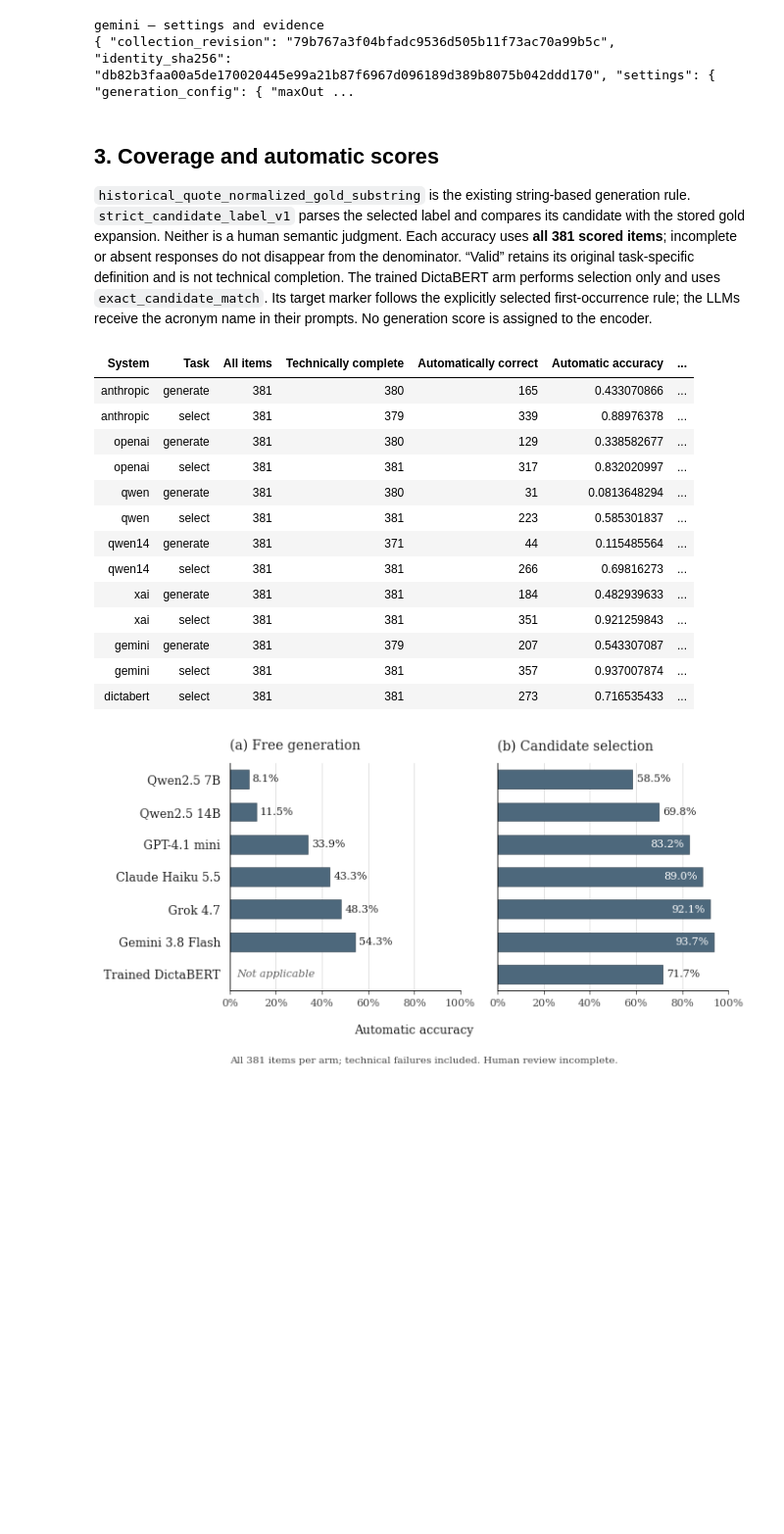
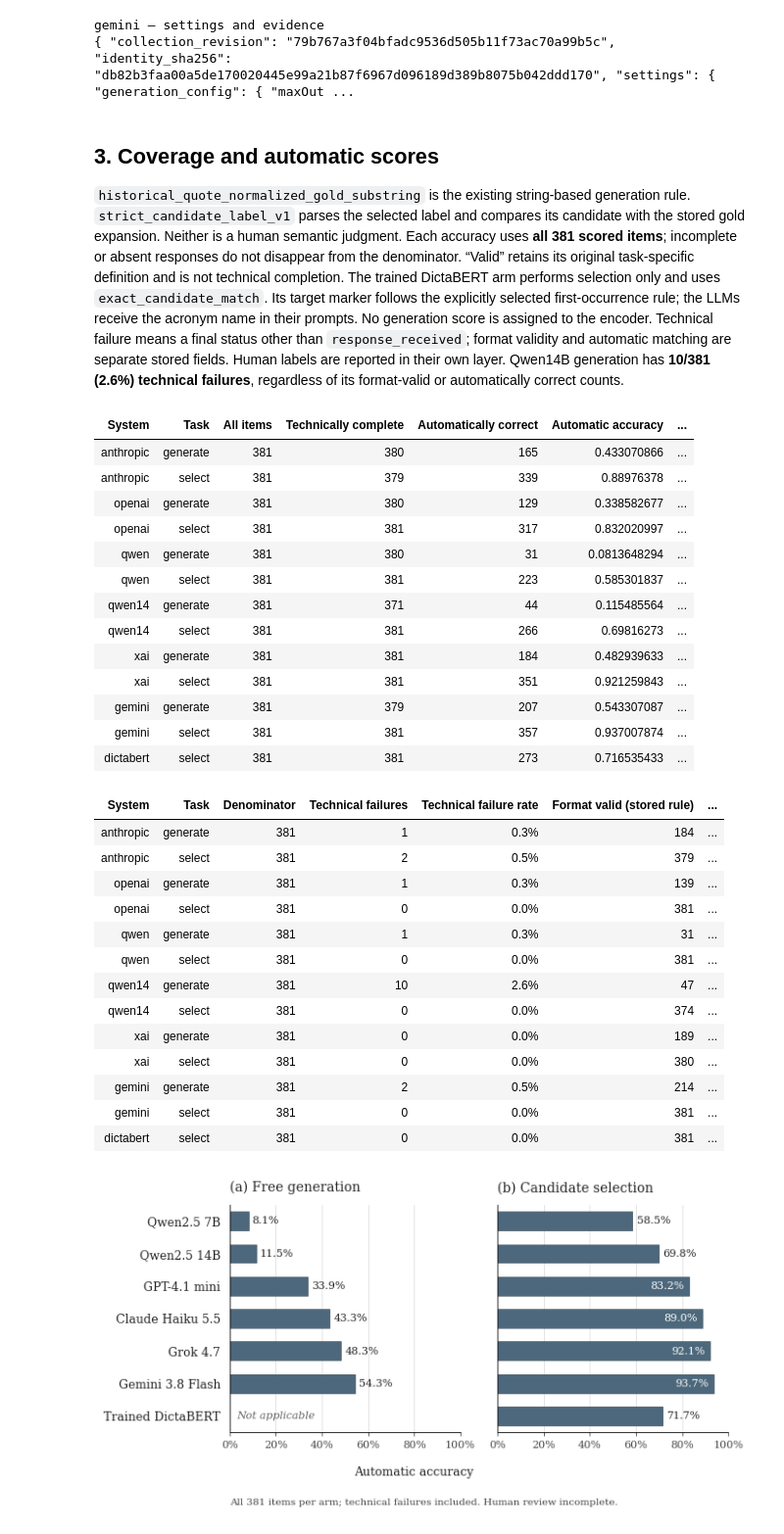
Before and after one commit to BenCarmel123/hebrew-acronym-disambiguation, a Jupyter notebook: notebooks/experimental_study.ipynb, the cells around one changed output. Shown at 98% size. Cells and saved outputs as stored; diff of their text form; code cells hidden in the pictures; blank space fills up the shorter version.

```diff
--- a/notebooks/experimental_study.ipynb
+++ b/notebooks/experimental_study.ipynb
@@ -178,29 +178,57 @@ gemini — settings and evidence
 
 `historical_quote_normalized_gold_substring` is the existing string-based generation rule. `strict_candidate_label_v1` parses the selected label and compares its candidate with the stored gold expansion. Neither is a human semantic judgment. Each accuracy uses **all 381 scored items**; incomplete or absent responses do not disappear from the denominator. “Valid” retains its original task-specific definition and is not technical completion.
 The trained DictaBERT arm performs selection only and uses `exact_candidate_match`. Its target marker follows the explicitly selected first-occurrence rule; the LLMs receive the acronym name in their prompts. No generation score is assigned to the encoder.
+Technical failure means a final status other than `response_received`; format validity and automatic matching are separate stored fields. Human labels are reported in their own layer. Qwen14B generation has **10/381 (2.6%) technical failures**, regardless of its format-valid or automatically correct counts.
 # %%
 if RUN_SAVED_TEST_ANALYSIS:
     display(HTML(result_table(combined_test_metrics, {
         "system": "System", "task": "Task", "n_items": "All items",
         "n_completed": "Technically complete", "n_correct": "Automatically correct",
         "accuracy": "Automatic accuracy", "n_valid": "Valid under stored rule",
         "score": "Scoring rule", "status_counts": "All response statuses",
     })))
+
+    metric_coverage = [dict(system=m["system"], task=m["task"], n_items=m["n_items"],
+        n_technical_failures=m["n_items"] - m["n_completed"],
+        technical_failure_rate=(m["n_items"] - m["n_completed"]) / m["n_items"],
+        n_format_valid=m["n_valid"], n_automatic_matches=m["n_correct"],
+        human_labels="reported separately") for m in combined_test_metrics]
+    qwen14_generation = next(r for r in metric_coverage if r["system"] == "qwen14" and r["task"] == "generate")
+    assert qwen14_generation["n_technical_failures"] == 10 and qwen14_generation["n_items"] == 381
+    display(HTML(result_table([r | {"failure_percent": f'{100 * r["technical_failure_rate"]:.1f}%'} for r in metric_coverage], {
+        "system": "System", "task": "Task", "n_items": "Denominator",
+        "n_technical_failures": "Technical failures", "failure_percent": "Technical failure rate",
+        "n_format_valid": "Format valid (stored rule)", "n_automatic_matches": "Automatic matches",
+        "human_labels": "Human labels"})))
 # %% [output]
 | System | Task | All items | Technically complete | Automatically correct | Automatic accuracy | ... |
 | anthropic | generate | 381 | 380 | 165 | 0.433070866 | ... |
 | anthropic | select | 381 | 379 | 339 | 0.88976378 | ... |
 | openai | generate | 381 | 380 | 129 | 0.338582677 | ... |
 | openai | select | 381 | 381 | 317 | 0.832020997 | ... |
 | qwen | generate | 381 | 380 | 31 | 0.0813648294 | ... |
 | qwen | select | 381 | 381 | 223 | 0.585301837 | ... |
 | qwen14 | generate | 381 | 371 | 44 | 0.115485564 | ... |
 | qwen14 | select | 381 | 381 | 266 | 0.69816273 | ... |
 | xai | generate | 381 | 381 | 184 | 0.482939633 | ... |
 | xai | select | 381 | 381 | 351 | 0.921259843 | ... |
 | gemini | generate | 381 | 379 | 207 | 0.543307087 | ... |
 | gemini | select | 381 | 381 | 357 | 0.937007874 | ... |
 | dictabert | select | 381 | 381 | 273 | 0.716535433 | ... |
+| System | Task | Denominator | Technical failures | Technical failure rate | Format valid (stored rule) | ... |
+| anthropic | generate | 381 | 1 | 0.3% | 184 | ... |
+| anthropic | select | 381 | 2 | 0.5% | 379 | ... |
+| openai | generate | 381 | 1 | 0.3% | 139 | ... |
+| openai | select | 381 | 0 | 0.0% | 381 | ... |
+| qwen | generate | 381 | 1 | 0.3% | 31 | ... |
+| qwen | select | 381 | 0 | 0.0% | 381 | ... |
+| qwen14 | generate | 381 | 10 | 2.6% | 47 | ... |
+| qwen14 | select | 381 | 0 | 0.0% | 374 | ... |
+| xai | generate | 381 | 0 | 0.0% | 189 | ... |
+| xai | select | 381 | 0 | 0.0% | 380 | ... |
+| gemini | generate | 381 | 2 | 0.5% | 214 | ... |
+| gemini | select | 381 | 0 | 0.0% | 381 | ... |
+| dictabert | select | 381 | 0 | 0.0% | 381 | ... |
 # %%
 if RUN_SAVED_TEST_ANALYSIS:
     from matplotlib.ticker import MultipleLocator, PercentFormatter
```
Also changed, not shown: parts of 6 cells of this notebook, 9 other files.
